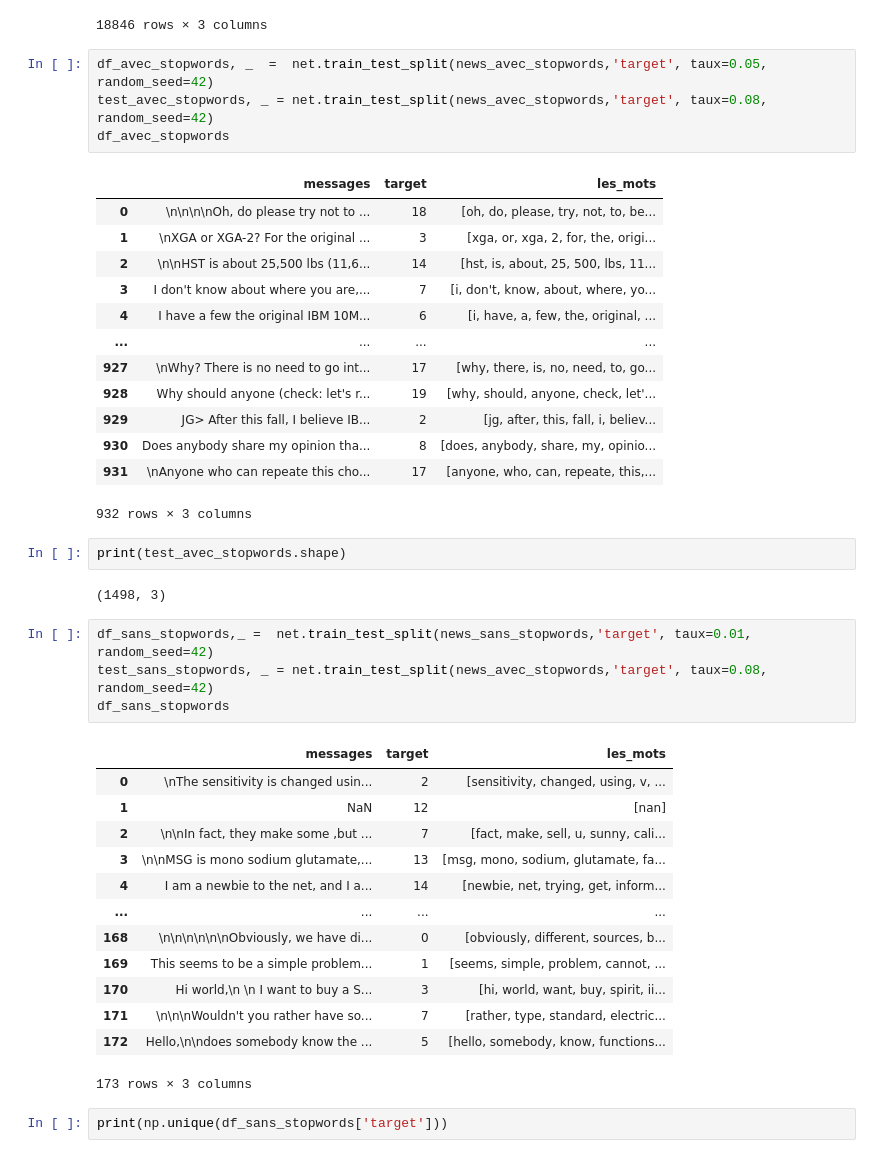
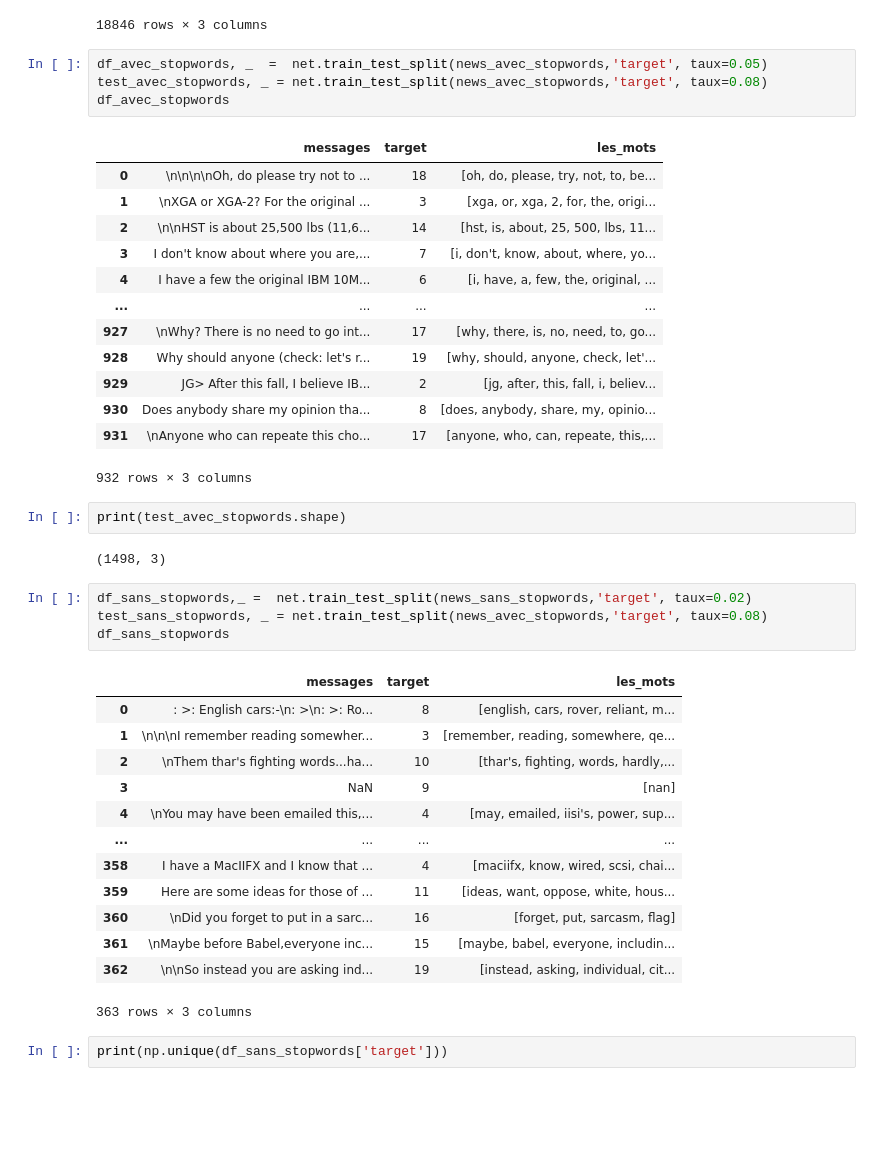
Before and after one commit to yarak4/Sciences-de-donnees, a Jupyter notebook: projet-Khamis_Nistor.ipynb, the cells around one changed output. Drawn from its saved outputs; the diff is of its cells as text; blank space fills up the shorter version.

```diff
--- a/projet-Khamis_Nistor.ipynb
+++ b/projet-Khamis_Nistor.ipynb
@@ -227,8 +229,8 @@ news_sans_stopwords
 | 18845 | After a tip from Gary Crum (crum@... | 7 | [tip, gary, crum, crum, fcom, cc,... |
 18846 rows × 3 columns
 # %%
-df_avec_stopwords, _  =  net.train_test_split(news_avec_stopwords,'target', taux=0.05, random_seed=42)
-test_avec_stopwords, _ = net.train_test_split(news_avec_stopwords,'target', taux=0.08, random_seed=42)
+df_avec_stopwords, _  =  net.train_test_split(news_avec_stopwords,'target', taux=0.05)
+test_avec_stopwords, _ = net.train_test_split(news_avec_stopwords,'target', taux=0.08)
 df_avec_stopwords
 # %% [output]
 |  | messages | target | les_mots |
@@ -249,23 +251,23 @@ print(test_avec_stopwords.shape)
 # %% [output]
 (1498, 3)
 # %%
-df_sans_stopwords,_ =  net.train_test_split(news_sans_stopwords,'target', taux=0.01, random_seed=42)
-test_sans_stopwords, _ = net.train_test_split(news_avec_stopwords,'target', taux=0.08, random_seed=42)
+df_sans_stopwords,_ =  net.train_test_split(news_sans_stopwords,'target', taux=0.02)
+test_sans_stopwords, _ = net.train_test_split(news_avec_stopwords,'target', taux=0.08)
 df_sans_stopwords
 # %% [output]
 |  | messages | target | les_mots |
-| 0 | \nThe sensitivity is changed usin... | 2 | [sensitivity, changed, using, v, ... |
-| 1 | NaN | 12 | [nan] |
-| 2 | \n\nIn fact, they make some ,but ... | 7 | [fact, make, sell, u, sunny, cali... |
-| 3 | \n\nMSG is mono sodium glutamate,... | 13 | [msg, mono, sodium, glutamate, fa... |
-| 4 | I am a newbie to the net, and I a... | 14 | [newbie, net, trying, get, inform... |
+| 0 | : >: English cars:-\n: >\n: >: Ro... | 8 | [english, cars, rover, reliant, m... |
+| 1 | \n\n\nI remember reading somewher... | 3 | [remember, reading, somewhere, qe... |
+| 2 | \nThem thar's fighting words...ha... | 10 | [thar's, fighting, words, hardly,... |
+| 3 | NaN | 9 | [nan] |
+| 4 | \nYou may have been emailed this,... | 4 | [may, emailed, iisi's, power, sup... |
 | ... | ... | ... | ... |
-| 168 | \n\n\n\n\n\nObviously, we have di... | 0 | [obviously, different, sources, b... |
-| 169 | This seems to be a simple problem... | 1 | [seems, simple, problem, cannot, ... |
-| 170 | Hi world,\n \n I want to buy a S... | 3 | [hi, world, want, buy, spirit, ii... |
-| 171 | \n\n\nWouldn't you rather have so... | 7 | [rather, type, standard, electric... |
-| 172 | Hello,\n\ndoes somebody know the ... | 5 | [hello, somebody, know, functions... |
+| 358 | I have a MacIIFX and I know that ... | 4 | [maciifx, know, wired, scsi, chai... |
+| 359 | Here are some ideas for those of ... | 11 | [ideas, want, oppose, white, hous... |
+| 360 | \nDid you forget to put in a sarc... | 16 | [forget, put, sarcasm, flag] |
+| 361 | \nMaybe before Babel,everyone inc... | 15 | [maybe, babel, everyone, includin... |
+| 362 | \n\nSo instead you are asking ind... | 19 | [instead, asking, individual, cit... |
-173 rows × 3 columns
+363 rows × 3 columns
 # %%
 print(np.unique(df_sans_stopwords['target']))
 # %% [output]
```
Also changed, not shown: parts of 47 cells of this notebook, 2 other files.
